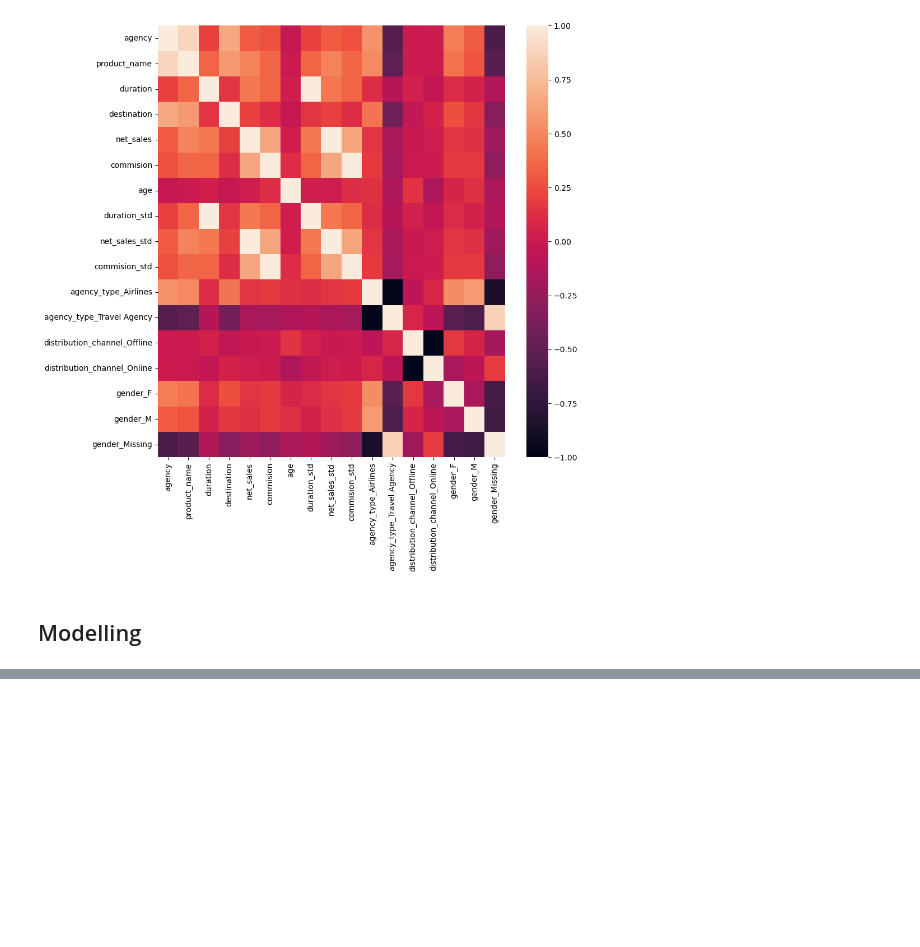
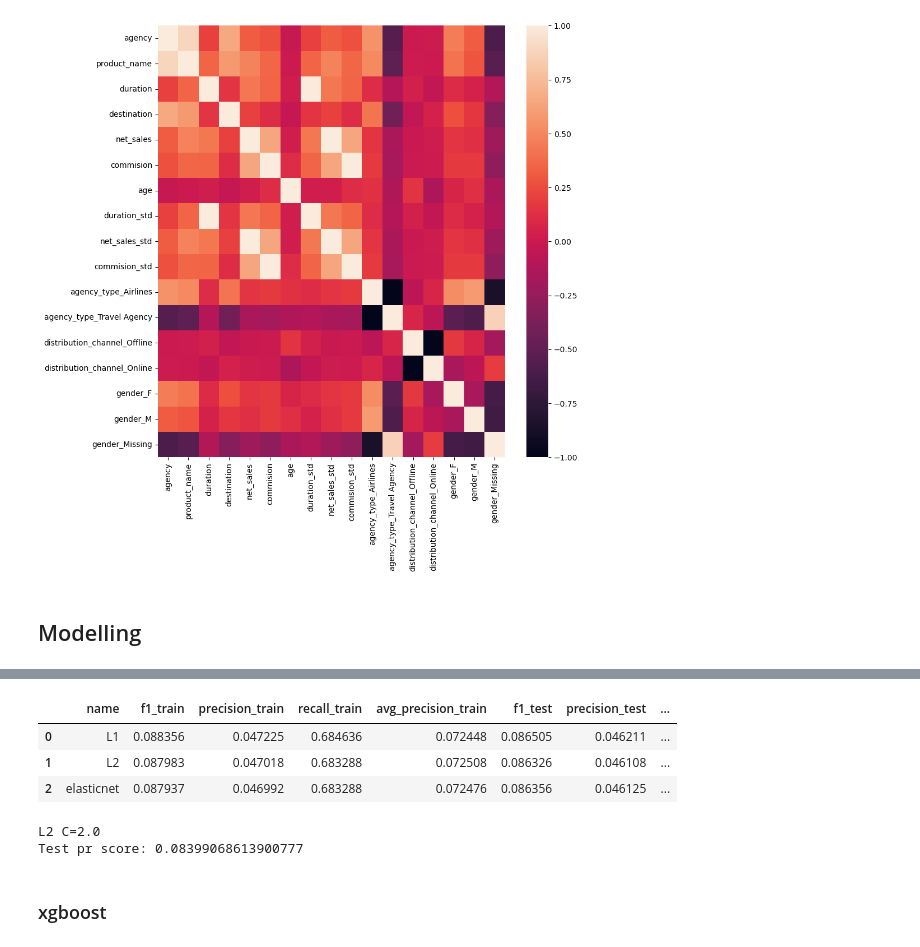
Before and after one commit to AndreiShelest/ML_travel_insurance, a Jupyter notebook: notebooks/report.ipynb, the cells around one changed output, grey strips where cells are left out. Saved outputs shown, nothing was run; the diff lists cells and outputs as text; code cells hidden in the pictures; blank space fills up the shorter version.

```diff
--- a/notebooks/report.ipynb
+++ b/notebooks/report.ipynb
@@ -310,0 +325,13 @@ From the business perspective, on one hand, it makes sense to improve recall of
+# %%
+logitX_train, logitY_train = catalog.load('TI_train_feature'), catalog.load(
+    'TI_y_train_feature'
+)
+logitY_train = pd.DataFrame(logitY_train).T.iloc[0]
+logitX_test, logitY_test = catalog.load('TI_test_feature'), catalog.load(
+    'TI_y_test_feature'
+)
+logitY_test = pd.DataFrame(logitY_test).T.iloc[0]
+
+logit_trained = catalog.load('logit_trained')
+logit_grand_best = logit_trained['grand_best_model']
+best_estimators = logit_trained['best_models']
@@ -310,0 +344,53 @@ From the business perspective, on one hand, it makes sense to improve recall of
+# %%
+best_scores = []
+
+for b_est_idx, (best_est_name, best_est) in enumerate(best_estimators):
+    y_train_pred = best_est.predict(logitX_train)
+    y_train_proba = best_est.predict_proba(logitX_train)[:, 1]
+
+    y_test_pred = best_est.predict(logitX_test)
+    y_test_proba = best_est.predict_proba(logitX_test)[:, 1]
+
+    f1_train = f1_score(logitY_train, y_train_pred)
+    pr_train = precision_score(logitY_train, y_train_pred)
+    recall_train = recall_score(logitY_train, y_train_pred)
+    avg_pr_train = average_precision_score(logitY_train, y_train_proba)
+
+    xgb_f1_test = f1_score(logitY_test, y_test_pred)
+    xgb_pr_test = precision_score(logitY_test, y_test_pred)
+    xgb_recall_test = recall_score(logitY_test, y_test_pred)
+    xgb_pr_score = average_precision_score(logitY_test, y_test_proba)
+
+    best_scores.append([])
+
+    best_scores[b_est_idx] += [
+        best_est_name,
+        f1_train,
+        pr_train,
+        recall_train,
+        avg_pr_train,
+        xgb_f1_test,
+        xgb_pr_test,
+        xgb_recall_test,
+        xgb_pr_score,
+    ]
+
+
+logit_best_scores_df = pd.DataFrame(
+    best_scores,
+    columns=[
+        'name',
+        'f1_train',
+        'precision_train',
+        'recall_train',
+        'avg_precision_train',
+        'f1_test',
+        'precision_test',
+        'recall_test',
+        'avg_precision_test',
+    ],
+)
+
+
+logit_best_scores_df
+# %% [output]
@@ -310,0 +398,14 @@ From the business perspective, on one hand, it makes sense to improve recall of
+|  | name | f1_train | precision_train | recall_train | avg_precision_train | f1_test | precision_test | ... |
+| 0 | L1 | 0.088356 | 0.047225 | 0.684636 | 0.072448 | 0.086505 | 0.046211 | ... |
+| 1 | L2 | 0.087983 | 0.047018 | 0.683288 | 0.072508 | 0.086326 | 0.046108 | ... |
+| 2 | elasticnet | 0.087937 | 0.046992 | 0.683288 | 0.072476 | 0.086356 | 0.046125 | ... |
+# %%
+print(f'L2 C={logit_grand_best[1].C_[0]}')
+
+logit_pr_score = logit_best_scores_df.iloc[1]['avg_precision_test']
+print(f'Test pr score: {logit_pr_score}')
+# %% [output]
+L2 C=2.0
+Test pr score: 0.08399068613900777
+# %% [markdown]
+### xgboost
```
Also changed, not shown: parts of 29 cells of this notebook, 4 other files.
